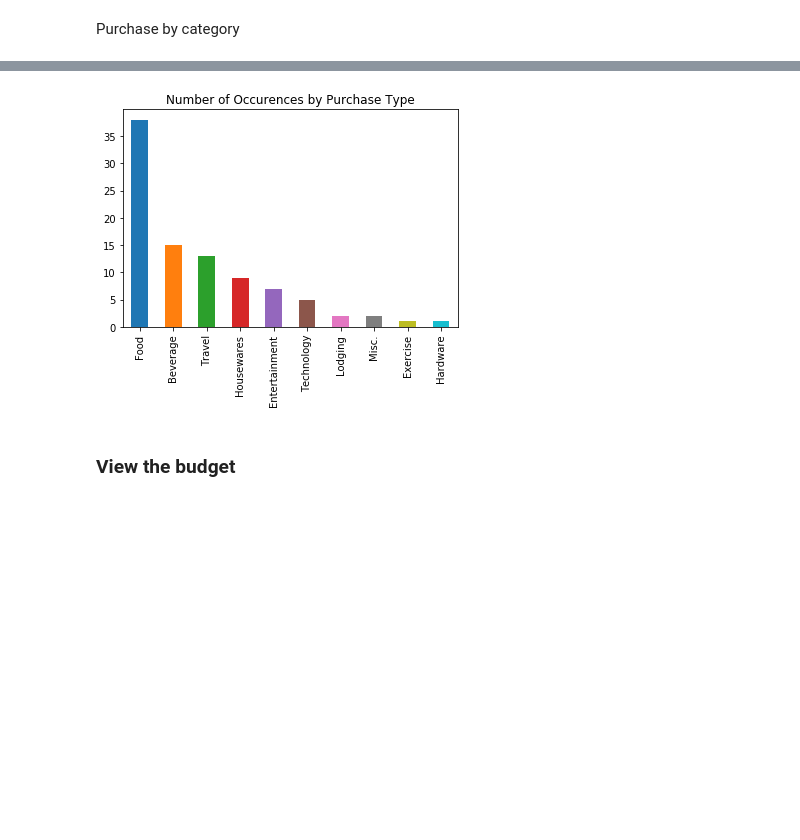
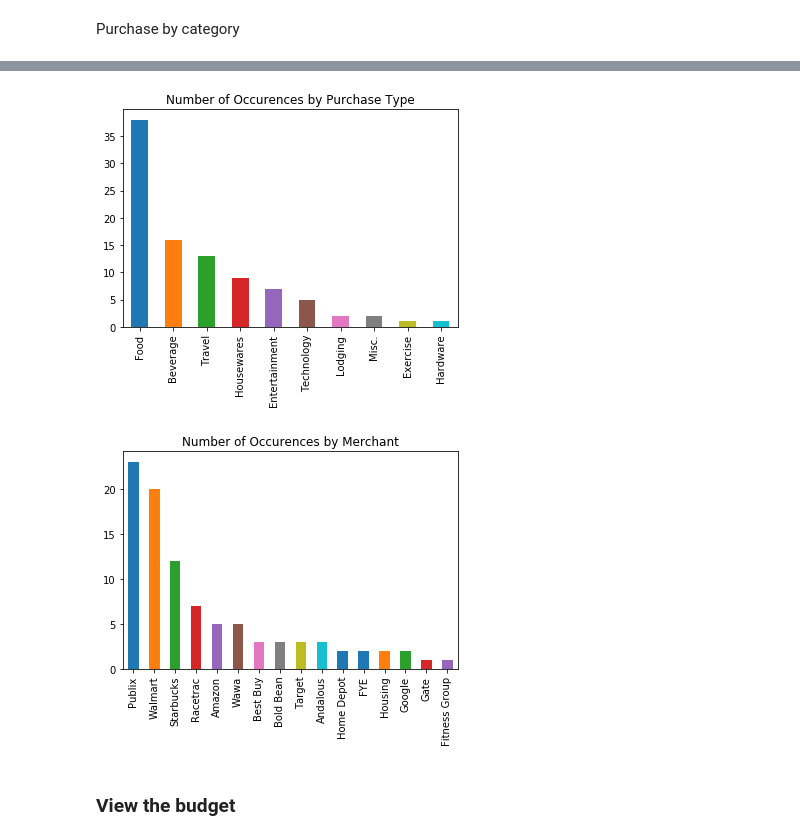
Before and after one commit to iheartbenzene/fantastic-octo-journey, a Jupyter notebook: budget_mk_X.ipynb, the cells around one changed output, grey strips where cells are left out. Cells and saved outputs as stored; diff of their text form; code cells hidden in the pictures; blank space fills up the shorter version.

```diff
--- a/budget_mk_X.ipynb
+++ b/budget_mk_X.ipynb
@@ -534,4 +486,8 @@ def purchases_by_category():
 # %%
-purchases_by_category()
+purchases_by_category(94)
 # %% [output]
-[figure, old version]
+[figure, new version]
+# %%
+visits_by_merchant_name(94)
+# %% [output]
+[figure, added]
```
Also changed, not shown: parts of 30 cells of this notebook.
